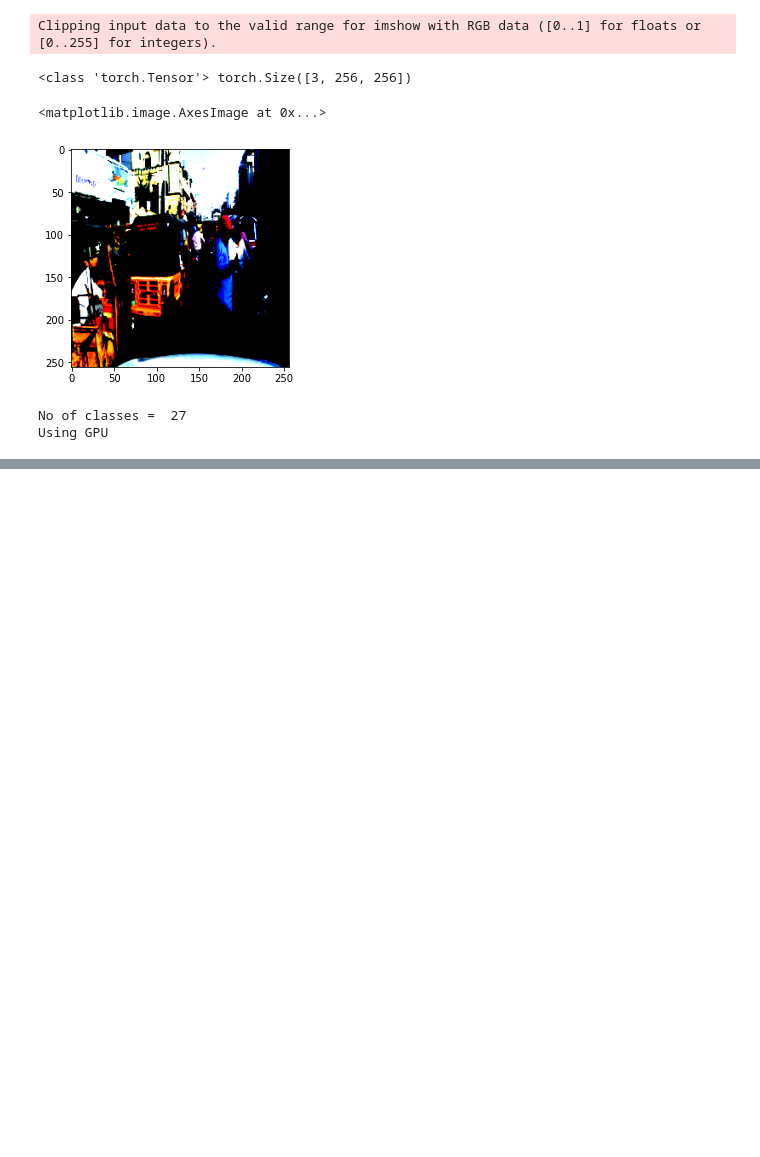
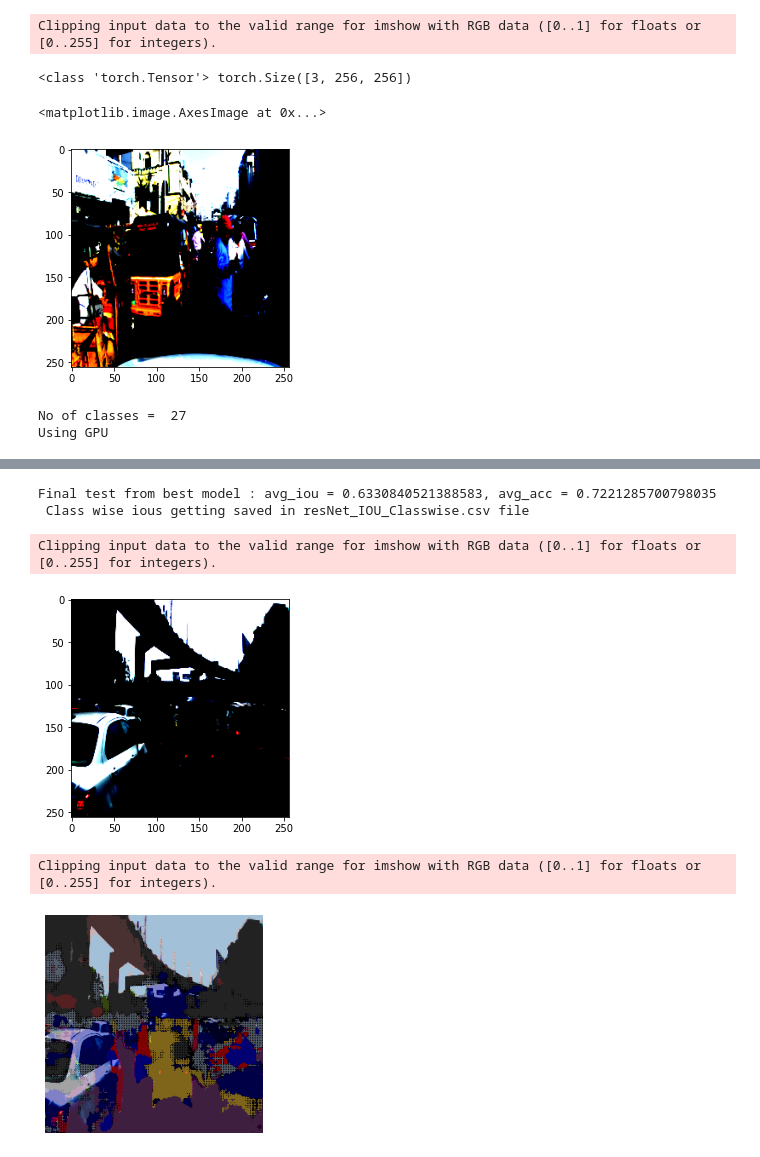
Before and after one commit to Krishna14/CSE251B, a Jupyter notebook: PA3/PA3_5a.ipynb, the cells around one changed output, grey strips where cells are left out. Drawn from its saved outputs; the diff is of its cells as text; code cells hidden in the pictures; blank space fills up the shorter version.

```diff
--- a/PA3/PA3_5a.ipynb
+++ b/PA3/PA3_5a.ipynb
@@ -260,7 +258,7 @@ def val(epoch):
     return avg_loss
 # %%
 def test(learning_rate, epochs):
-    model_name = 'resNet_model_best_model_' + str(learning_rate) + '_' + str(epochs)
+    model_name = 'resNet_model_best_model_' + str(learning_rate) + '_' + str(epochs) + "_modifiedEarlyStop"
     resNet_model = torch.load(model_name)
     resNet_model.eval()
 
@@ -301,7 +299,7 @@ def test(learning_rate, epochs):
             for idx in range(0, labels_len - 1):
                 d.append((labels[idx].name, avg_ious_cls[labels[idx].level3Id]))
                 df = pd.DataFrame(d, columns=('Label name', 'IoU'))
-                df.to_csv('resNet_IOU_Classwise.csv', sep='\t')
+                df.to_csv('resNet_IOU_Classwise_modifiedEarlyStop.csv', sep='\t')
 
             test_loader = DataLoader(dataset=test_dataset, batch_size= 32, num_workers=4, shuffle=False)
             for itera, (X, tar, Y) in enumerate(test_loader):
@@ -326,12 +324,12 @@ def test(learning_rate, epochs):
             for row in range(rows):
                 for col in range(cols):
                     idx = int(predictions[0][row][col])
-                    new_predictions[row][col][:] = np.asarray(labels[idx].color)
+                    new_predictions[row][col][:] = np.asarray(labels[idx].color)/255
 
             # Print and display overlaying grayscale and semantically segmented image
             plt.imshow(inputImage, cmap='gray')
             plt.imshow(new_predictions, cmap='jet', alpha=0.5)
-            fig_name = "Overlayed_resNet" + str(learning_rate) + '_' + str(numEpochs) + ".jpg"
+            fig_name = "Overlayed_resNet_modifiedEarlyStop" + str(learning_rate) + '_' + str(epochs) + ".jpg"
             plt.savefig(fig_name)
             plt.show()
 # %%
@@ -387,6 +396,6 @@ Finish epoch 84, time elapsed 80.34173035621643
 # %%
 def test(learning_rate, epochs):
-    model_name = 'resNet_model_best_model_' + str(learning_rate) + '_' + str(epochs)
+    model_name = 'resNet_model_best_model_' + str(learning_rate) + '_' + str(epochs) + "_modifiedEarlyStop"
     resNet_model = torch.load(model_name)
     resNet_model.eval()
 
@@ -433,32 +442,40 @@ def test(learning_rate, epochs):
             for itera, (X, tar, Y) in enumerate(test_loader):
                 if use_gpu:
                     inputs = X.cuda()# Move your inputs onto the gpu
                     test_labels = tar.cuda()# Move your labels onto the gpu
                 else:
                     inputs, test_labels = X, tar#.long() # Unpack variables into inputs and labels
                 outputs = resNet_model(inputs)
                 predictions = F.softmax(outputs, 1)
                 predictions = torch.argmax(predictions,dim=1)
                 break
             predictions = predictions.cpu().numpy()
             inputImage = inputs[0].permute(1, 2, 0).cpu().numpy()
             plt.imshow(inputImage, cmap='gray')
             plt.show()
             rows, cols = predictions.shape[1], predictions.shape[2]
 
             # Print the labels array here
             new_predictions = np.zeros((predictions.shape[1], predictions.shape[2], 3))
             # Rearranging the image here
             for row in range(rows):
                 for col in range(cols):
                     idx = int(predictions[0][row][col])
-                    new_predictions[row][col][:] = np.asarray(labels[idx].color)
+                    new_predictions[row][col][:] = np.asarray(labels[idx].color)/255
 
             # Print and display overlaying grayscale and semantically segmented image
             plt.imshow(inputImage, cmap='gray')
-            plt.imshow(new_predictions, cmap='jet', alpha=0.5)
+            plt.imshow(new_predictions, alpha=0.5)
+            plt.axis('off')
             fig_name = "Overlayed_resNet" + str(learning_rate) + '_' + str(epochs) + ".jpg"
             plt.savefig(fig_name)
             plt.show()
 
 test(0.005, 100)
+# %% [output]
+Final test from best model : avg_iou = 0.6330840521388583, avg_acc = 0.7221285700798035
+ Class wise ious getting saved in resNet_IOU_Classwise.csv file
+Clipping input data to the valid range for imshow with RGB data ([0..1] for floats or [0..255] for integers).
+[figure, added]
+Clipping input data to the valid range for imshow with RGB data ([0..1] for floats or [0..255] for integers).
+[figure, added]
```
Also changed, not shown: parts of 3 cells of this notebook, 5 other files.
